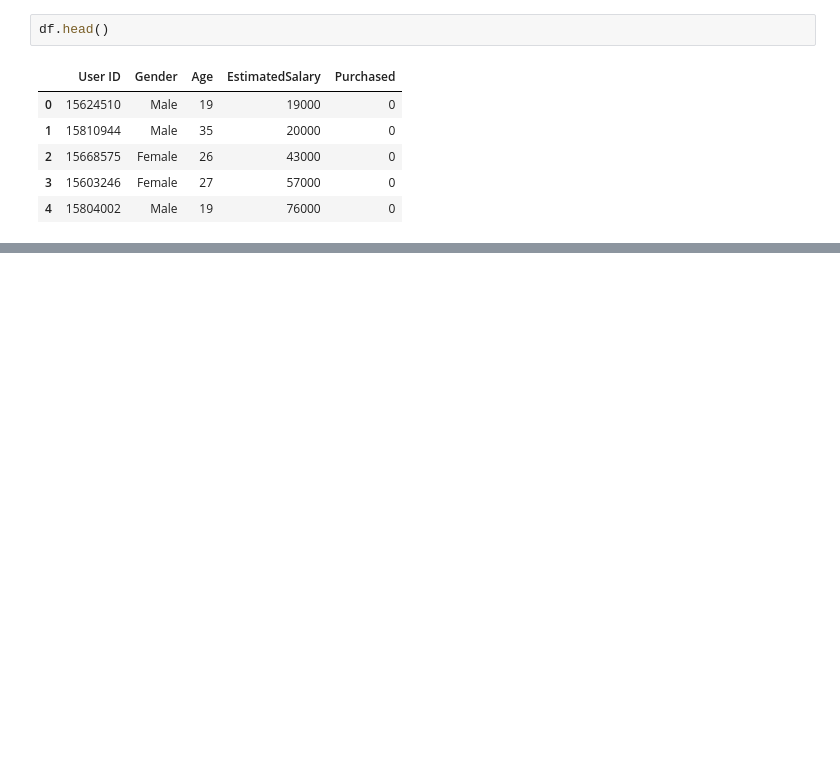
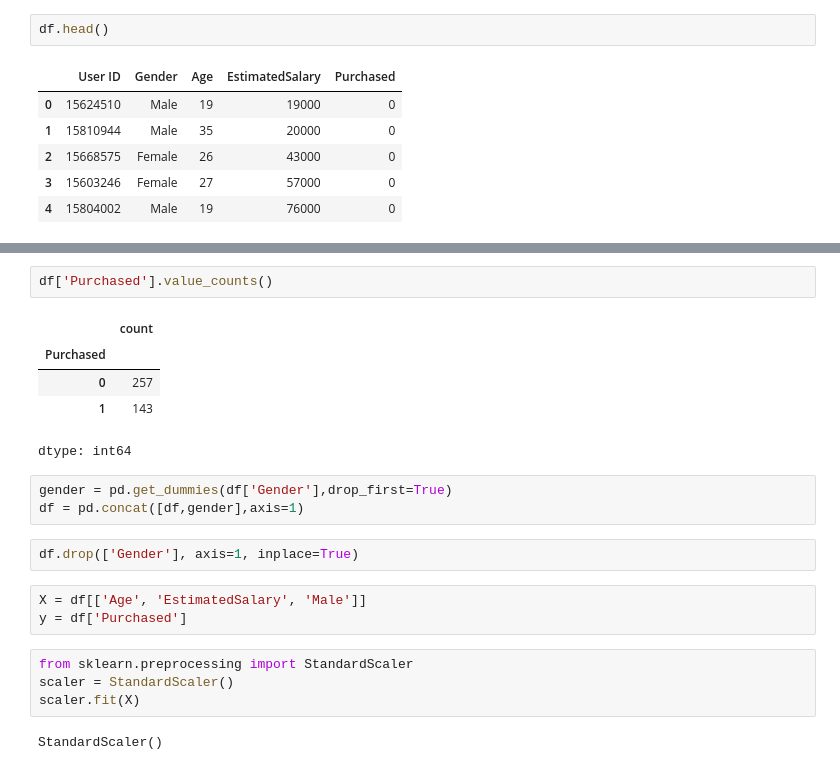
Before and after one commit to Tolegithub7/ml_labs, a Jupyter notebook: KNN.ipynb, the cells around one changed output, grey strips where cells are left out. Drawn from its saved outputs; the diff is of its cells as text; blank space fills up the shorter version.

```diff
--- a/KNN.ipynb
+++ b/KNN.ipynb
@@ -19,0 +35,22 @@ df.head()
+# %%
+df['Purchased'].value_counts()
+# %% [output]
+|  | count |
+| Purchased |  |
+| 0 | 257 |
+| 1 | 143 |
+dtype: int64
+# %%
+gender = pd.get_dummies(df['Gender'],drop_first=True)
+df = pd.concat([df,gender],axis=1)
+# %%
+df.drop(['Gender'], axis=1, inplace=True)
+# %%
+X = df[['Age', 'EstimatedSalary', 'Male']]
+y = df['Purchased']
+# %%
+from sklearn.preprocessing import StandardScaler
+scaler = StandardScaler()
+scaler.fit(X)
+# %% [output]
+StandardScaler()
```
Also changed, not shown: parts of 2 cells of this notebook.
